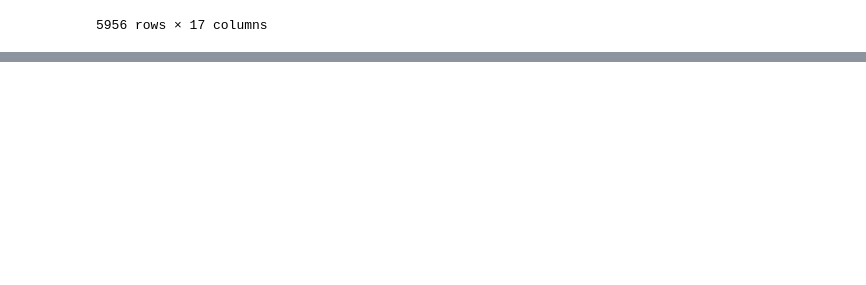
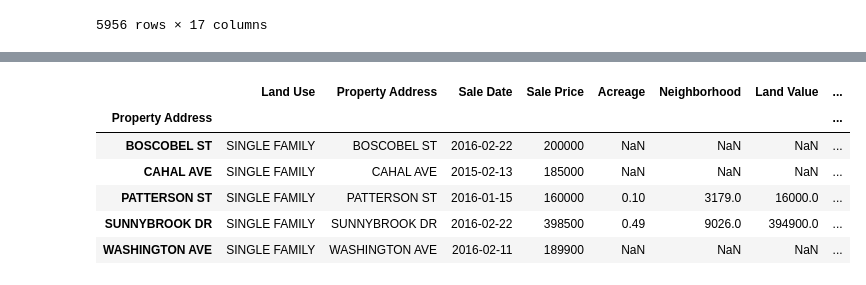
Before and after one commit to TOyefule/DataAnalysisBootcamp, a Jupyter notebook: NashvilleRealEstate_priesterkc.ipynb, the cells around one changed output, grey strips where cells are left out. Cells and saved outputs as stored; diff of their text form; code cells hidden in the pictures; blank space fills up the shorter version.

Commit message:
Keeping most recent sale date for property address

```diff
--- a/NashvilleRealEstate_priesterkc.ipynb
+++ b/NashvilleRealEstate_priesterkc.ipynb
@@ -220,3 +214,10 @@ df_SingleFamily[address.isin(address[address.duplicated()])].sort_values("Proper
 | 32016 | SINGLE FAMILY | 99 ORIEL AVE | 2015-06-12 | 125500 | 0.34 | 3130.0 | 18000.0 | 99300.0 | ... |
 | 40015 | SINGLE FAMILY | 99 ORIEL AVE | 2015-11-10 | 228550 | 0.34 | 3130.0 | 18000.0 | 99300.0 | ... |
 5956 rows × 17 columns
+# %%
+#experimenting with keeping most recently sale for a property address
+df_SingleFamily['SaleDT'] = pd.to_datetime(df_SingleFamily['Sale Date'])
+
+# remove duplicate
+
+df_SingleFamilyCurrent = df_SingleFamily.groupby('Property Address', group_keys=True).apply(lambda x: x.loc[np.argmax(x['SaleDT'])])
@@ -222,0 +246,11 @@ df_SingleFamily[address.isin(address[address.duplicated()])].sort_values("Proper
+# %%
+df_SingleFamilyCurrent.tail()
+#want to get rid of property address as index (by-product of groupby)
+# %% [output]
+|  | Land Use | Property Address | Sale Date | Sale Price | Acreage | Neighborhood | Land Value | ... |
+| Property Address |  |  |  |  |  |  |  | ... |
+| BOSCOBEL ST | SINGLE FAMILY | BOSCOBEL ST | 2016-02-22 | 200000 | NaN | NaN | NaN | ... |
+| CAHAL AVE | SINGLE FAMILY | CAHAL AVE | 2015-02-13 | 185000 | NaN | NaN | NaN | ... |
+| PATTERSON ST | SINGLE FAMILY | PATTERSON ST | 2016-01-15 | 160000 | 0.10 | 3179.0 | 16000.0 | ... |
+| SUNNYBROOK DR | SINGLE FAMILY | SUNNYBROOK DR | 2016-02-22 | 398500 | 0.49 | 9026.0 | 394900.0 | ... |
+| WASHINGTON AVE | SINGLE FAMILY | WASHINGTON AVE | 2016-02-11 | 189900 | NaN | NaN | NaN | ... |
```
Also changed, not shown: parts of 5 cells of this notebook.
